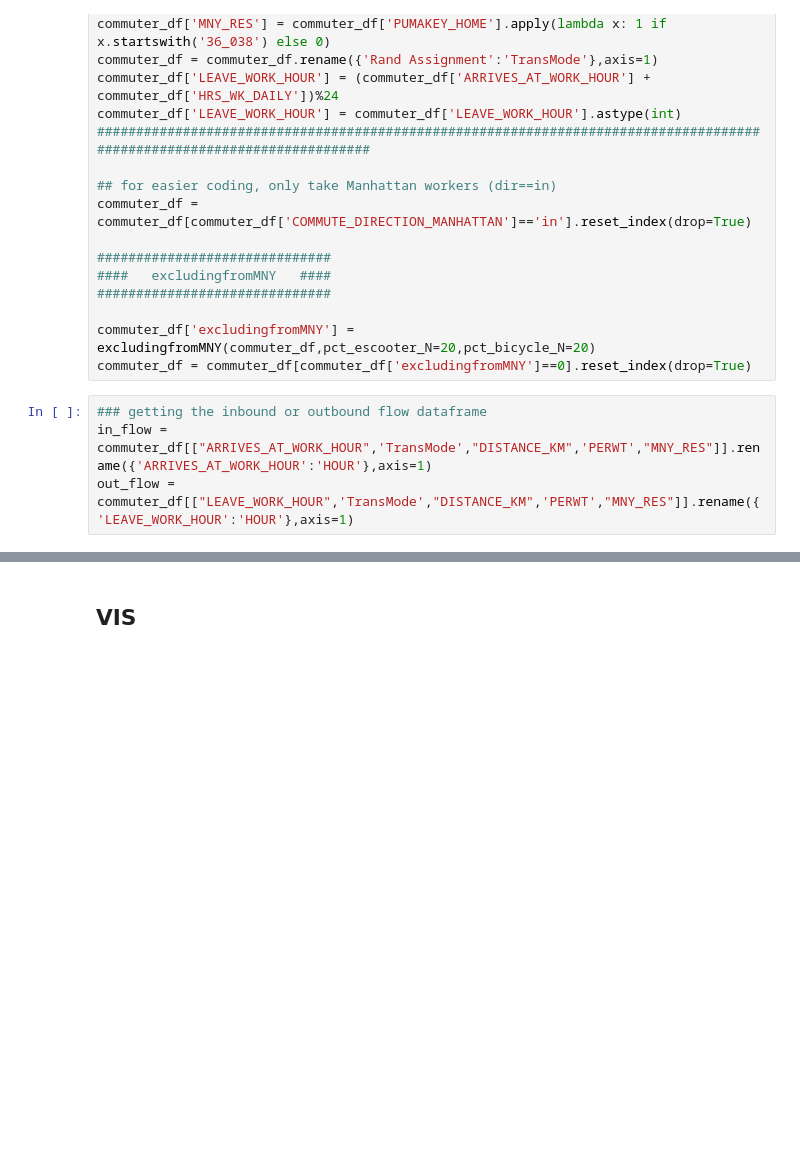
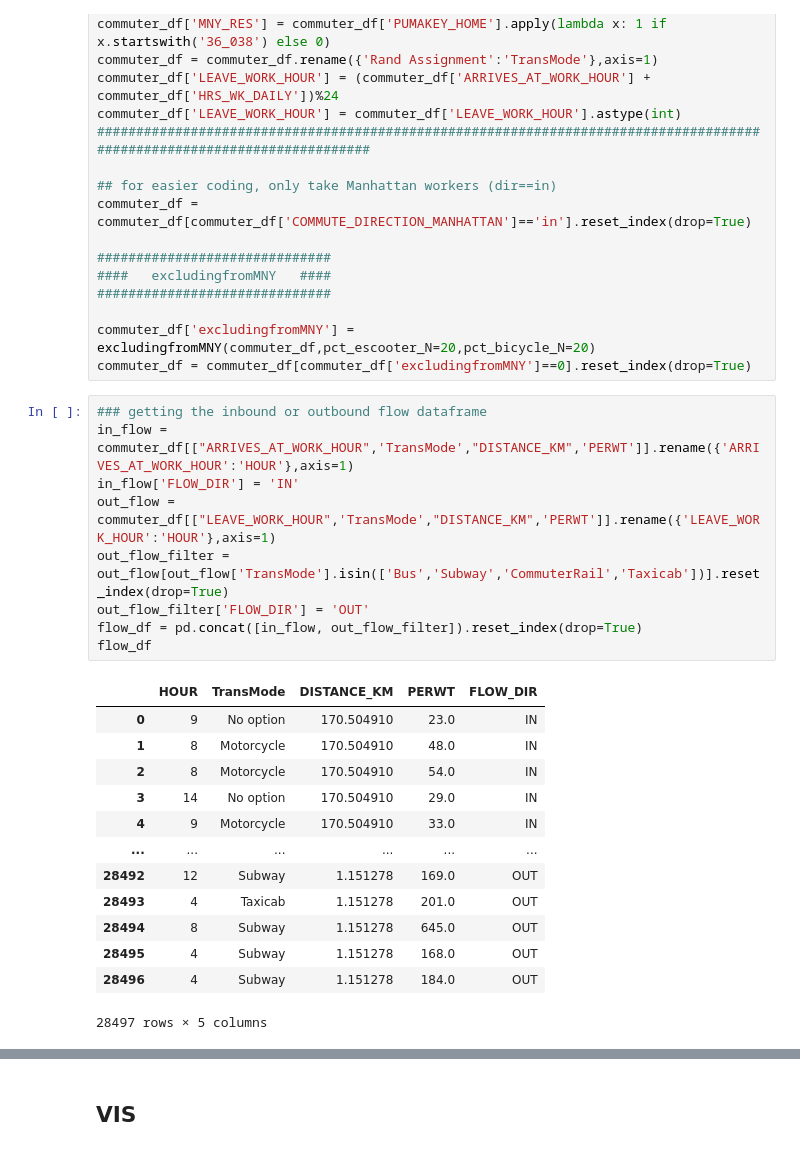
Before and after one commit to BNewborn/mobility-electrification, a Jupyter notebook: 04_ElectricalInfrastructureModel/ElectricalModel_Steps.ipynb, the cells around one changed output, grey strips where cells are left out. Saved outputs shown, nothing was run; the diff lists cells and outputs as text; blank space fills up the shorter version.

```diff
--- a/04_ElectricalInfrastructureModel/ElectricalModel_Steps.ipynb
+++ b/04_ElectricalInfrastructureModel/ElectricalModel_Steps.ipynb
@@ -150,8 +153,27 @@ commuter_df['excludingfromMNY'] = excludingfromMNY(commuter_df,pct_escooter_N=20
 commuter_df = commuter_df[commuter_df['excludingfromMNY']==0].reset_index(drop=True)
 # %%
 ### getting the inbound or outbound flow dataframe
-in_flow = commuter_df[["ARRIVES_AT_WORK_HOUR",'TransMode',"DISTANCE_KM",'PERWT',"MNY_RES"]].rename({'ARRIVES_AT_WORK_HOUR':'HOUR'},axis=1)
-out_flow = commuter_df[["LEAVE_WORK_HOUR",'TransMode',"DISTANCE_KM",'PERWT',"MNY_RES"]].rename({'LEAVE_WORK_HOUR':'HOUR'},axis=1)
+in_flow = commuter_df[["ARRIVES_AT_WORK_HOUR",'TransMode',"DISTANCE_KM",'PERWT']].rename({'ARRIVES_AT_WORK_HOUR':'HOUR'},axis=1)
+in_flow['FLOW_DIR'] = 'IN'
+out_flow = commuter_df[["LEAVE_WORK_HOUR",'TransMode',"DISTANCE_KM",'PERWT']].rename({'LEAVE_WORK_HOUR':'HOUR'},axis=1)
+out_flow_filter = out_flow[out_flow['TransMode'].isin(['Bus','Subway','CommuterRail','Taxicab'])].reset_index(drop=True)
+out_flow_filter['FLOW_DIR'] = 'OUT'
+flow_df = pd.concat([in_flow, out_flow_filter]).reset_index(drop=True)
+flow_df
+# %% [output]
+|  | HOUR | TransMode | DISTANCE_KM | PERWT | FLOW_DIR |
+| 0 | 9 | No option | 170.504910 | 23.0 | IN |
+| 1 | 8 | Motorcycle | 170.504910 | 48.0 | IN |
+| 2 | 8 | Motorcycle | 170.504910 | 54.0 | IN |
+| 3 | 14 | No option | 170.504910 | 29.0 | IN |
+| 4 | 9 | Motorcycle | 170.504910 | 33.0 | IN |
+| ... | ... | ... | ... | ... | ... |
+| 28492 | 12 | Subway | 1.151278 | 169.0 | OUT |
+| 28493 | 4 | Taxicab | 1.151278 | 201.0 | OUT |
+| 28494 | 8 | Subway | 1.151278 | 645.0 | OUT |
+| 28495 | 4 | Subway | 1.151278 | 168.0 | OUT |
+| 28496 | 4 | Subway | 1.151278 | 184.0 | OUT |
+28497 rows × 5 columns
 # %%
 ##############################
 ####   HourEnergyByMode   ####
```
Also changed, not shown: parts of 7 cells of this notebook, 1 other file.
